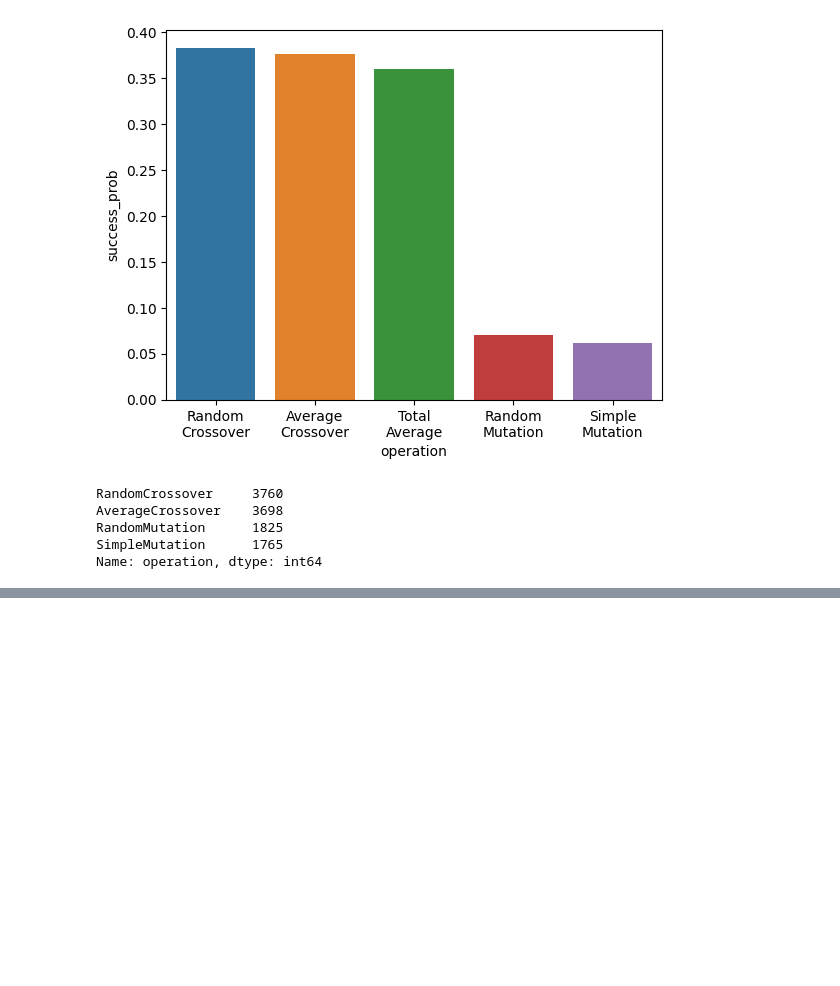
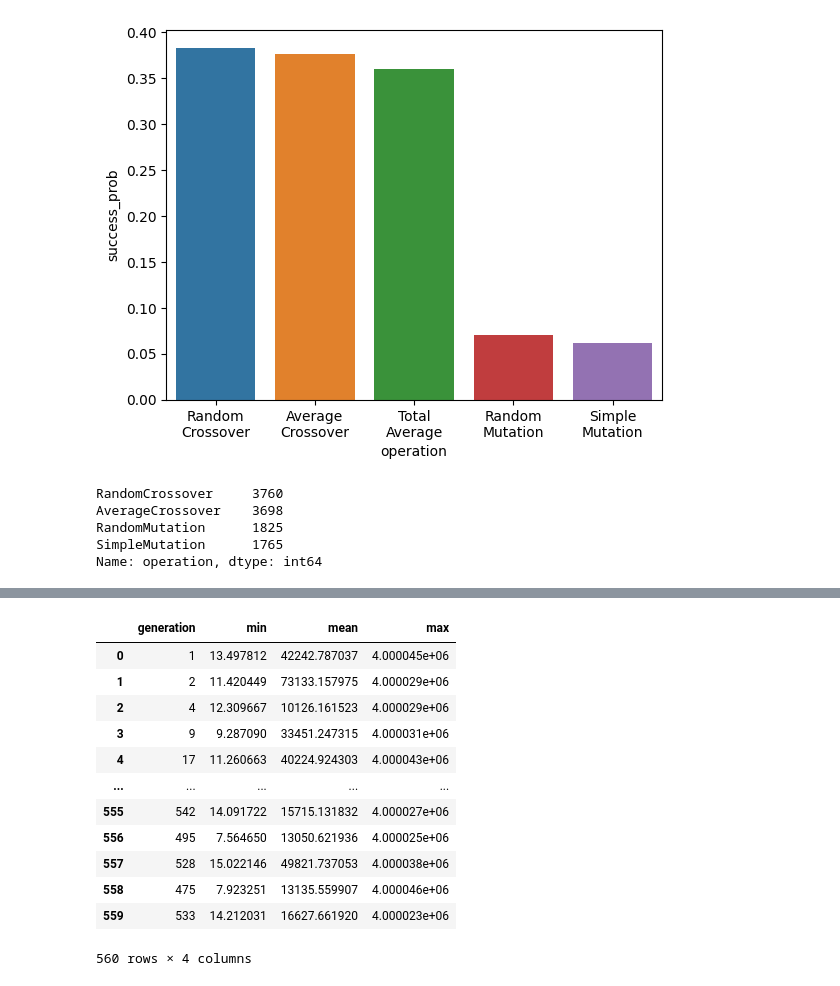
Before and after one commit to Didgitaldoo/didge-lab, a Jupyter notebook: src/experiments/arusha/analyze_evolution.ipynb, the cells around one changed output, grey strips where cells are left out. Drawn from its saved outputs; the diff is of its cells as text; code cells hidden in the pictures; blank space fills up the shorter version.

```diff
--- a/src/experiments/arusha/analyze_evolution.ipynb
+++ b/src/experiments/arusha/analyze_evolution.ipynb
@@ -171,3 +197,19 @@ Name: operation, dtype: int64
+# %%
+aggregation
+# %% [output]
+|  | generation | min | mean | max |
+| 0 | 1 | 13.497812 | 42242.787037 | 4.000045e+06 |
+| 1 | 2 | 11.420449 | 73133.157975 | 4.000029e+06 |
+| 2 | 4 | 12.309667 | 10126.161523 | 4.000029e+06 |
+| 3 | 9 | 9.287090 | 33451.247315 | 4.000031e+06 |
+| 4 | 17 | 11.260663 | 40224.924303 | 4.000043e+06 |
+| ... | ... | ... | ... | ... |
+| 555 | 542 | 14.091722 | 15715.131832 | 4.000027e+06 |
+| 556 | 495 | 7.564650 | 13050.621936 | 4.000025e+06 |
+| 557 | 528 | 15.022146 | 49821.737053 | 4.000038e+06 |
+| 558 | 475 | 7.923251 | 13135.559907 | 4.000046e+06 |
+| 559 | 533 | 14.212031 | 16627.661920 | 4.000023e+06 |
+560 rows × 4 columns
 # %%
 deltas
 # %% [output]
```
Also changed, not shown: parts of 4 cells of this notebook, 3 other files.
